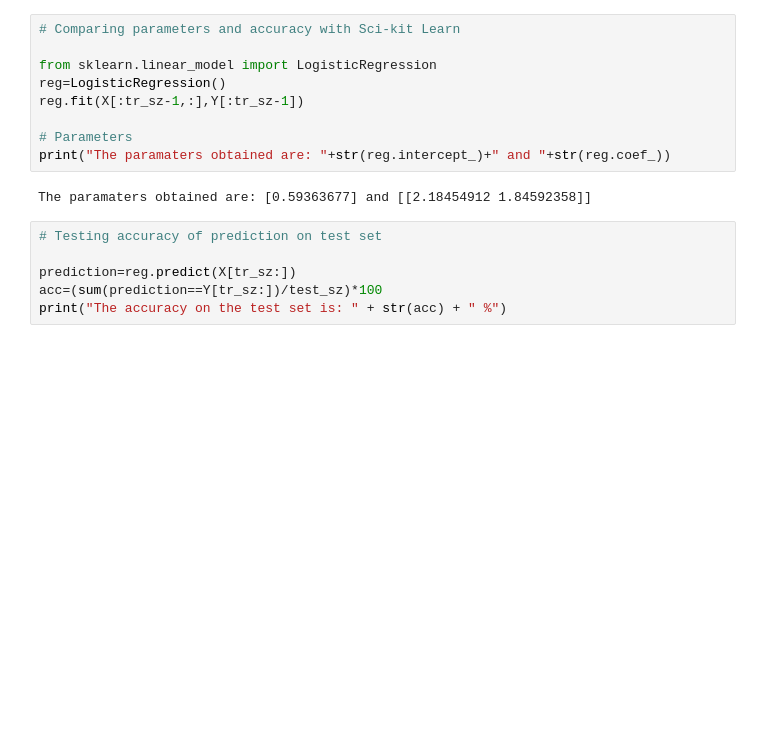
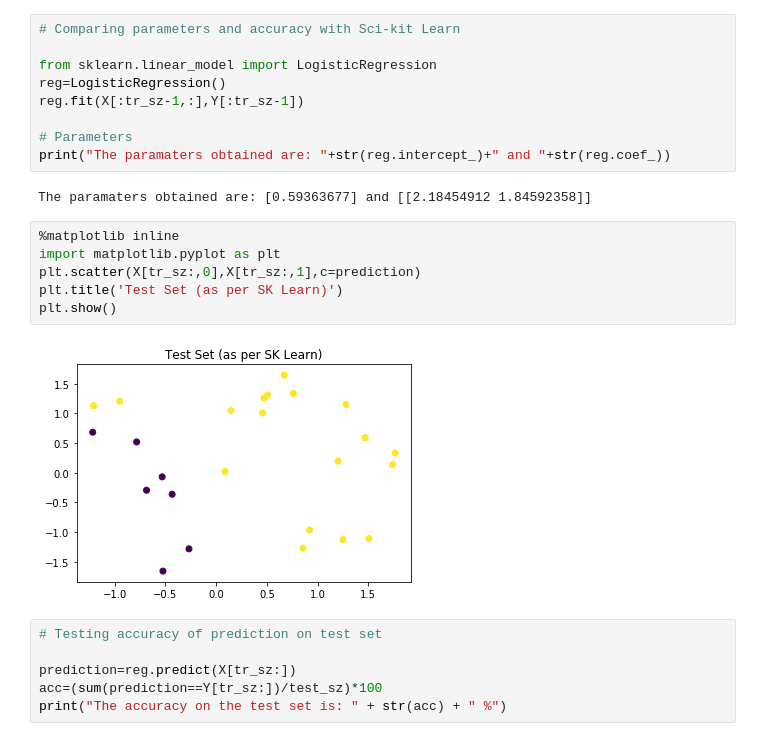
Before and after one commit to cjchirag7/My-ML-Library, a Jupyter notebook: Implement_LogReg1.ipynb, the cells around one changed output. Drawn from its saved outputs; the diff is of its cells as text; blank space fills up the shorter version.

```diff
--- a/Implement_LogReg1.ipynb
+++ b/Implement_LogReg1.ipynb
@@ -42,6 +57,14 @@ reg.fit(X[:tr_sz-1,:],Y[:tr_sz-1])
 print("The paramaters obtained are: "+str(reg.intercept_)+" and "+str(reg.coef_))
 # %% [output]
 The paramaters obtained are: [0.59363677] and [[2.18454912 1.84592358]]
+# %%
+%matplotlib inline
+import matplotlib.pyplot as plt
+plt.scatter(X[tr_sz:,0],X[tr_sz:,1],c=prediction)
+plt.title('Test Set (as per SK Learn)')
+plt.show()
+# %% [output]
+[figure, added]
 # %%
 # Testing accuracy of prediction on test set
 
```
Also changed, not shown: parts of 3 cells of this notebook, 1 other file.
